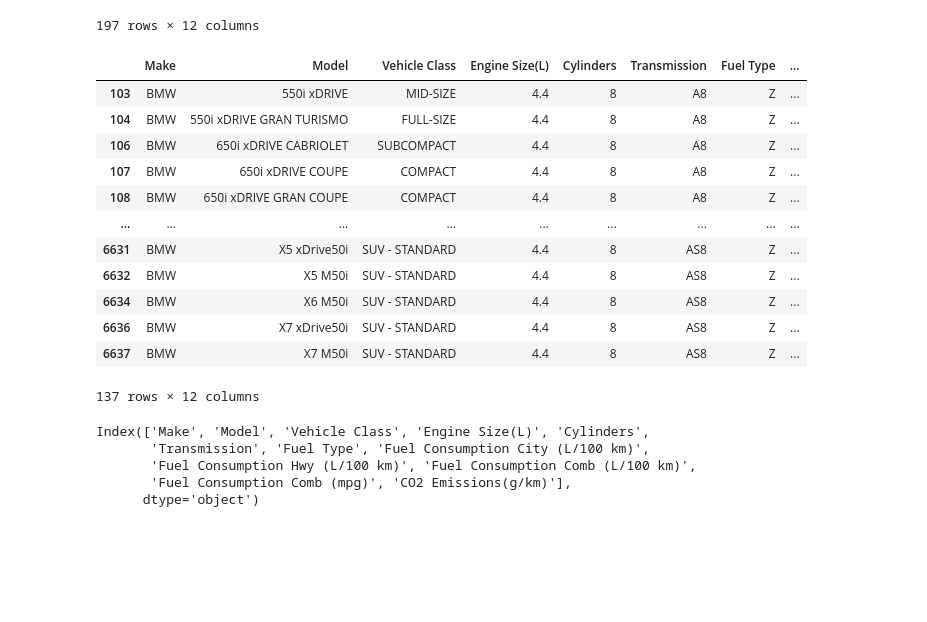
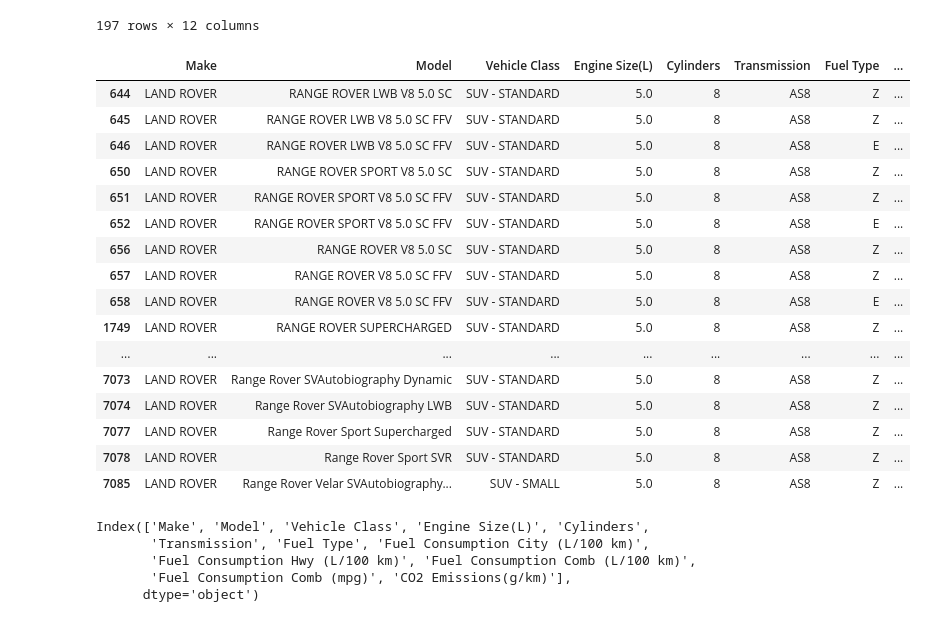
Before and after one commit to Aarya-Musale/Data-Science, a Jupyter notebook: DS_operations.ipynb, the cells around one changed output. Saved outputs shown, nothing was run; the diff lists cells and outputs as text; code cells hidden in the pictures; blank space fills up the shorter version.

```diff
--- a/DS_operations.ipynb
+++ b/DS_operations.ipynb
@@ -91,21 +91,25 @@ c.query("Make == 'VOLKSWAGEN'")
 | 7372 | VOLKSWAGEN | Tiguan 4MOTION | SUV - SMALL | 2.0 | 4 | AS8 | X | ... |
 197 rows × 12 columns
 # %%
-c.query("Make == 'BMW' and Cylinders>6")
+c.query("Make == 'LAND ROVER' and Cylinders>6")
 # %% [output]
 |  | Make | Model | Vehicle Class | Engine Size(L) | Cylinders | Transmission | Fuel Type | ... |
-| 103 | BMW | 550i xDRIVE | MID-SIZE | 4.4 | 8 | A8 | Z | ... |
-| 104 | BMW | 550i xDRIVE GRAN TURISMO | FULL-SIZE | 4.4 | 8 | A8 | Z | ... |
-| 106 | BMW | 650i xDRIVE CABRIOLET | SUBCOMPACT | 4.4 | 8 | A8 | Z | ... |
-| 107 | BMW | 650i xDRIVE COUPE | COMPACT | 4.4 | 8 | A8 | Z | ... |
-| 108 | BMW | 650i xDRIVE GRAN COUPE | COMPACT | 4.4 | 8 | A8 | Z | ... |
+| 644 | LAND ROVER | RANGE ROVER LWB V8 5.0 SC | SUV - STANDARD | 5.0 | 8 | AS8 | Z | ... |
+| 645 | LAND ROVER | RANGE ROVER LWB V8 5.0 SC FFV | SUV - STANDARD | 5.0 | 8 | AS8 | Z | ... |
+| 646 | LAND ROVER | RANGE ROVER LWB V8 5.0 SC FFV | SUV - STANDARD | 5.0 | 8 | AS8 | E | ... |
+| 650 | LAND ROVER | RANGE ROVER SPORT V8 5.0 SC | SUV - STANDARD | 5.0 | 8 | AS8 | Z | ... |
+| 651 | LAND ROVER | RANGE ROVER SPORT V8 5.0 SC FFV | SUV - STANDARD | 5.0 | 8 | AS8 | Z | ... |
+| 652 | LAND ROVER | RANGE ROVER SPORT V8 5.0 SC FFV | SUV - STANDARD | 5.0 | 8 | AS8 | E | ... |
+| 656 | LAND ROVER | RANGE ROVER V8 5.0 SC | SUV - STANDARD | 5.0 | 8 | AS8 | Z | ... |
+| 657 | LAND ROVER | RANGE ROVER V8 5.0 SC FFV | SUV - STANDARD | 5.0 | 8 | AS8 | Z | ... |
+| 658 | LAND ROVER | RANGE ROVER V8 5.0 SC FFV | SUV - STANDARD | 5.0 | 8 | AS8 | E | ... |
+| 1749 | LAND ROVER | RANGE ROVER SUPERCHARGED | SUV - STANDARD | 5.0 | 8 | AS8 | Z | ... |
 | ... | ... | ... | ... | ... | ... | ... | ... | ... |
-| 6631 | BMW | X5 xDrive50i | SUV - STANDARD | 4.4 | 8 | AS8 | Z | ... |
-| 6632 | BMW | X5 M50i | SUV - STANDARD | 4.4 | 8 | AS8 | Z | ... |
-| 6634 | BMW | X6 M50i | SUV - STANDARD | 4.4 | 8 | AS8 | Z | ... |
-| 6636 | BMW | X7 xDrive50i | SUV - STANDARD | 4.4 | 8 | AS8 | Z | ... |
-| 6637 | BMW | X7 M50i | SUV - STANDARD | 4.4 | 8 | AS8 | Z | ... |
+| 7073 | LAND ROVER | Range Rover SVAutobiography Dynamic | SUV - STANDARD | 5.0 | 8 | AS8 | Z | ... |
+| 7074 | LAND ROVER | Range Rover SVAutobiography LWB | SUV - STANDARD | 5.0 | 8 | AS8 | Z | ... |
+| 7077 | LAND ROVER | Range Rover Sport Supercharged | SUV - STANDARD | 5.0 | 8 | AS8 | Z | ... |
+| 7078 | LAND ROVER | Range Rover Sport SVR | SUV - STANDARD | 5.0 | 8 | AS8 | Z | ... |
+| 7085 | LAND ROVER | Range Rover Velar SVAutobiography... | SUV - SMALL | 5.0 | 8 | AS8 | Z | ... |
-137 rows × 12 columns
 # %%
 c.columns
 # %% [output]
```
Also changed, not shown: parts of 21 cells of this notebook.
